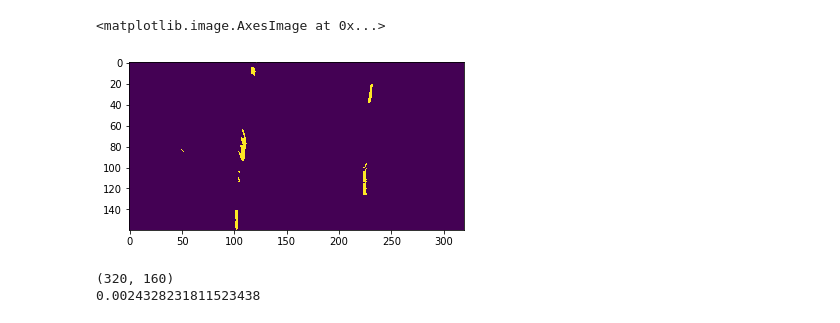
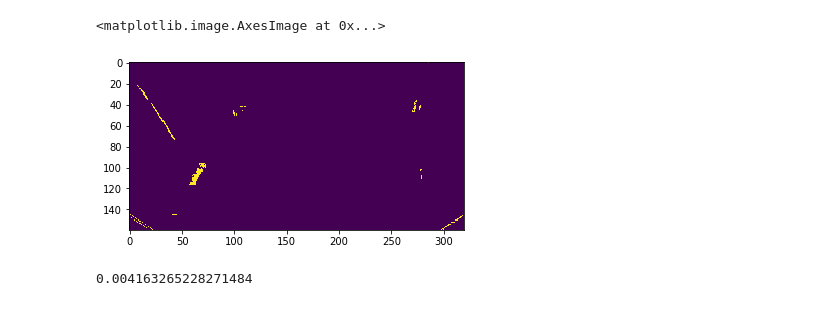
Before and after one commit to maxwang051/lane-lines, a Jupyter notebook: P3-Copy1.ipynb, the cells around one changed output. Saved outputs shown, nothing was run; the diff lists cells and outputs as text; code cells hidden in the pictures.

```diff
--- a/P3-Copy1.ipynb
+++ b/P3-Copy1.ipynb
@@ -62,8 +62,8 @@ def cal_undistort(img, objpoints, imgpoints):
 # %%
 # Test the calibration for one image
 #file = 'comma_example.jpg'
-file = 'comma_example.jpg'
-img = mpimg.imread('./test_images/' + file)
+file = '10950.jpg'
+img = mpimg.imread('/media/max/Storage/comma-dataset/comma-dataset/images/' + file)
 plt.imshow(img)
 
 #img = cal_undistort(img, objpoints, imgpoints)
@@ -76,16 +105,17 @@ plt.imshow(img)
 # %%
 def corners_unwarp(img):
     img_size = (img.shape[1], img.shape[0])
-    print(img_size)
 
-    src = np.float32([(135,45),
-                  (215,45),
-                  (0,120),
-                  (320,120)])
-    dst = np.float32([(100,0),
-                  (img_size[0]-100,0),
-                  (100,img_size[1]),
-                  (img_size[0]-100,img_size[1])])
+    src = np.float32([(110,40),
+                  (210,40),
+                  (20,120),
+                  (300,120)])
+
+    offset = 40
+    dst = np.float32([(offset,0),
+                  (img_size[0]-offset,0),
+                  (offset,img_size[1]),
+                  (img_size[0]-offset,img_size[1])])
 
     M = cv2.getPerspectiveTransform(src, dst)
     Minv = cv2.getPerspectiveTransform(dst, src)
@@ -104,36 +171,47 @@ plt.imshow(top_down)
 # %%
-thresh = (130, 255)
-l_thresh = (220, 255)
+thresh = (180, 255)
+l_thresh = (140, 255)
 b_thresh = (190, 255)
 
 img_copy = np.copy(top_down)
 
 gray = cv2.cvtColor(img_copy, cv2.COLOR_RGB2GRAY)
 hls = cv2.cvtColor(img_copy, cv2.COLOR_RGB2HLS).astype(np.float)
 lab = cv2.cvtColor(img_copy, cv2.COLOR_RGB2Lab)
 
 l_channel = hls[:,:,1]
 lab_b = lab[:,:,2]
+
+# Sobel x
+sobelx = cv2.Sobel(gray, cv2.CV_64F, 1, 0) # Take the derivative in x
+abs_sobelx = np.absolute(sobelx) # Absolute x derivative to accentuate lines away from horizontal
+scaled_sobel = np.uint8(255*abs_sobelx/np.max(abs_sobelx))
+
+# Threshold x gradient
+thresh_min = 70
+thresh_max = 100
+sxbinary = np.zeros_like(scaled_sobel)
+sxbinary[(scaled_sobel >= thresh_min) & (scaled_sobel <= thresh_max)] = 1
 
 binary = np.zeros_like(gray)
 binary[(gray > thresh[0]) & (gray <= thresh[1])] = 1
 
 l_binary = np.zeros_like(l_channel)
 l_binary[(l_channel > l_thresh[0]) & (l_channel <= l_thresh[1])] = 1
 
 # Normalize if there is yellow in the image
 if np.max(lab_b) > 175:
     lab_b = lab_b*(255/np.max(lab_b))
 b_binary = np.zeros_like(lab_b)
 b_binary[(lab_b > b_thresh[0]) & (lab_b <= b_thresh[1])] = 1
 
 binary_warped = np.zeros_like(b_binary)
-binary_warped[(b_binary == 1) | (l_binary == 1) | (binary == 1)] = 1
+binary_warped[(b_binary == 1) | (l_binary == 1) | (binary == 1) | (sxbinary == 1)] = 1
 
 plt.imshow(binary_warped)
 # %% [output]
 <matplotlib.image.AxesImage at 0x...>
-[figure, old version]
+[figure, new version]
 # %%
 # USE THIS TO PREPROCESS IMAGES
 # RETURNS TOP DOWN BINARY IMAGE AND INVERSE MATRIX FOR UNDISTORTING
@@ -179,8 +257,7 @@ b, _ = preprocess(img)
 end = time.time()
 print(end - start)
 # %% [output]
-(320, 160)
-0.0024328231811523438
+0.004163265228271484
 # %%
 def polyfit(binary_warped, visualize=False):
     histogram = np.sum(binary_warped[int(binary_warped.shape[0]/2):,:], axis=0)
```
Also changed, not shown: parts of 13 cells of this notebook, 12 other files.
